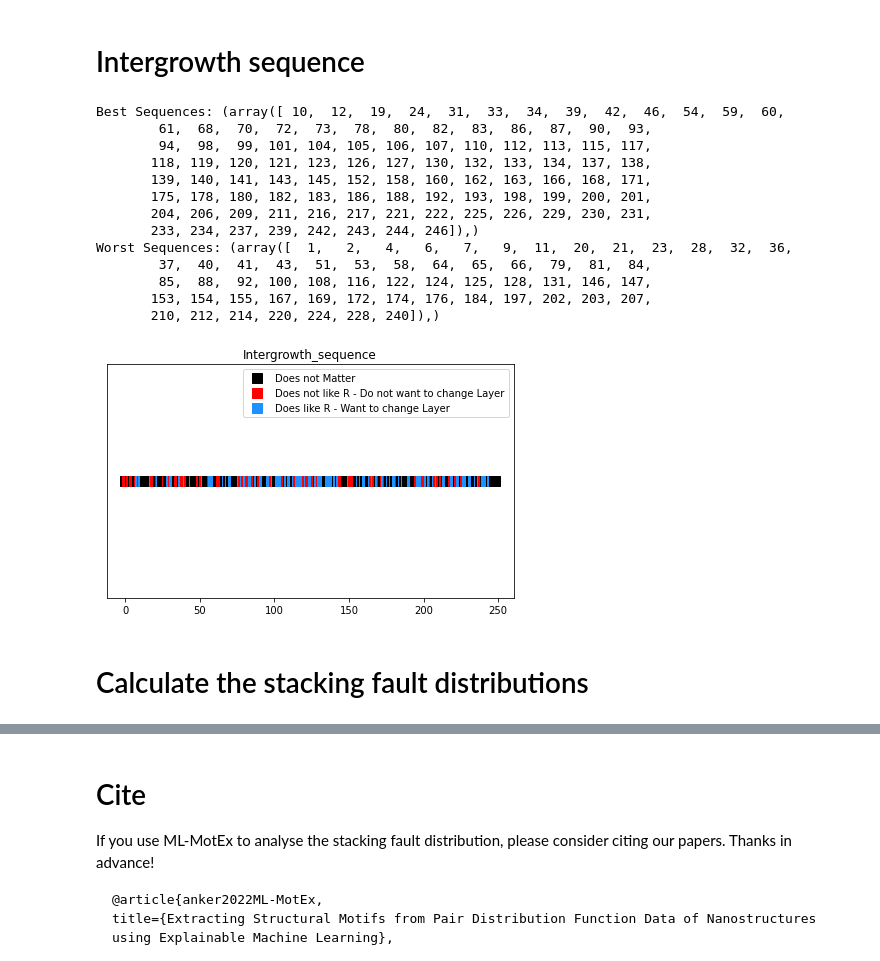
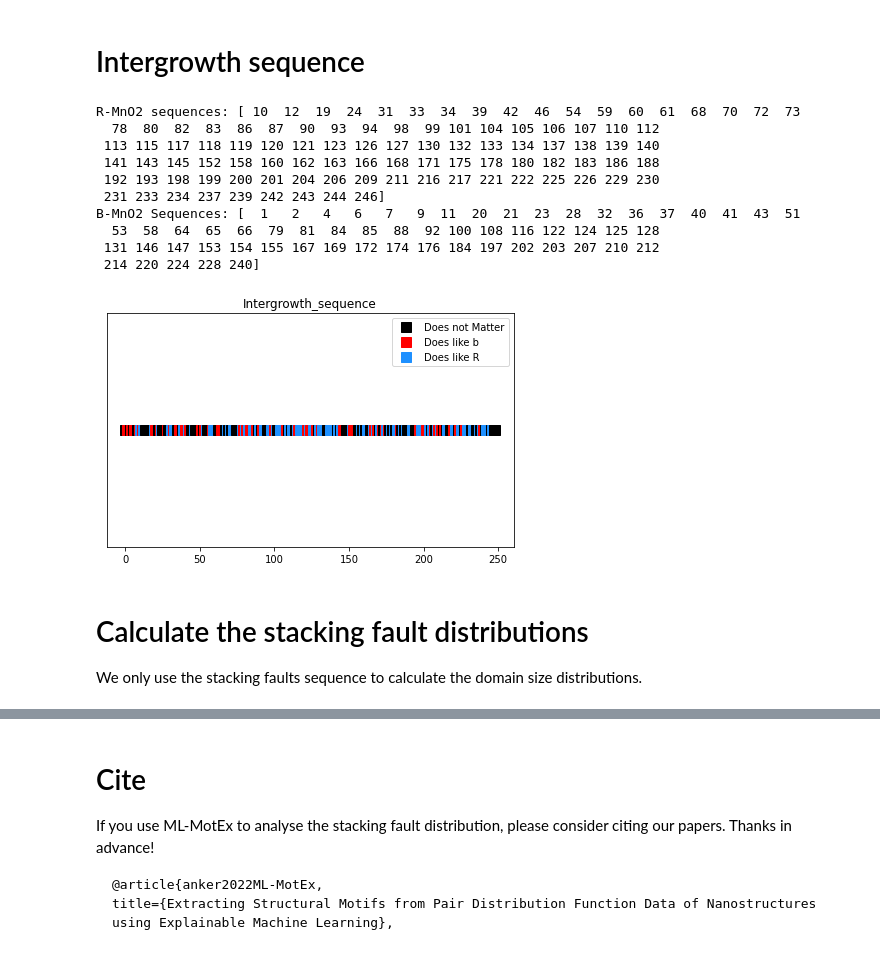
Before and after one commit to AndySAnker/ML-MotEx, a Jupyter notebook: StackingFaults/ML_StackingFaults.ipynb, the cells around one changed output, grey strips where cells are left out. Saved outputs shown, nothing was run; the diff lists cells and outputs as text; code cells hidden in the pictures.

```diff
--- a/StackingFaults/ML_StackingFaults.ipynb
+++ b/StackingFaults/ML_StackingFaults.ipynb
@@ -159,9 +163,9 @@ explainer, shap_values = shap_essential_figure(model, X_train.values)
 # Calculate the layer contribution value for each layer
 Block_sequence_list = []
 for i in range(4, 4+1*Layers):
-    keep_atoms = np.sum((shap_values[np.where(X_train.values[:,i] == 2),i]))
-    remove_atoms = np.sum((shap_values[np.where(X_train.values[:,i] == 1),i]))
-    Block_sequence_list.append(keep_atoms - remove_atoms)
+    a_shap = np.sum((shap_values[np.where(X_train.values[:,i] == 2),i]))
+    b_shap = np.sum((shap_values[np.where(X_train.values[:,i] == 1),i]))
+    Block_sequence_list.append(a_shap - b_shap)
 
 lower_percentile = 0
 print ("Best Sequences:", np.where((np.array(Block_sequence_list) < lower_percentile) & (np.array(Block_sequence_list) < 0)))
@@ -178,12 +182,12 @@ for i in range(Layers-1):
         count_b += 1
     elif Block_sequence_list[i] < lower_percentile:
         color = "g"
-        label = "Does like Layer"
+        label = "Does like Layer B"
         plt.plot(i, 0, "o", color=color, markersize=10, label=label if count_g == 0 else "_nolegend_")
         count_g += 1
     elif Block_sequence_list[i] > lower_percentile:
         color = "r"
-        label = "Does not like Layer"
+        label = "Does like Layer A"
         plt.plot(i, 0, "o", color=color, markersize=10, label=label if count_r == 0 else "_nolegend_")
         count_r += 1
 
@@ -210,54 +214,55 @@ Worst Sequences: (array([  4,  31,  46,  75,  77,  95, 101, 108, 112, 114, 130,
 # Calculate the layer contribution value for each layer
 Intergrowth_sequence_list = []
 for i in range(4+Layers, 4+2*Layers-1):
-    keep_atoms = np.sum((shap_values[np.where(X_train.values[:,i] == 1),i]))
-    remove_atoms = np.sum((shap_values[np.where(X_train.values[:,i] == 0),i]))
-    Intergrowth_sequence_list.append(keep_atoms - remove_atoms)
+    b_shap = np.sum((shap_values[np.where(X_train.values[:,i] == 1),i]))
+    r_shap = np.sum((shap_values[np.where(X_train.values[:,i] == 0),i]))
+    Intergrowth_sequence_list.append(b_shap - r_shap)
 
 lower_percentile = 0
-print ("Best Sequences:", np.where((np.array(Intergrowth_sequence_list) < lower_percentile) & (np.array(Intergrowth_sequence_list) < 0)))
-print ("Worst Sequences:", np.where((np.array(Intergrowth_sequence_list) > lower_percentile) & (np.array(Intergrowth_sequence_list) > 0)))
+Pyr_blocks = np.where((np.array(Intergrowth_sequence_list) > lower_percentile) & (np.array(Intergrowth_sequence_list) > 0))[0]
+Ram_blocks = np.where((np.array(Intergrowth_sequence_list) < lower_percentile) & (np.array(Intergrowth_sequence_list) < 0))[0]
+print ("R-MnO2 sequences:", Ram_blocks)
+print ("B-MnO2 Sequences:", Pyr_blocks)
 
 count_b = 0
 count_g = 0
 count_r = 0
 for i in range(Layers-1):
     if Intergrowth_sequence_list[i] == 0:
         color = "k"
         label = "Does not Matter"
         plt.plot(i, 0, "o", color=color, marker="s", markersize=10, label=label if count_b == 0 else "_nolegend_")
         count_b += 1
     elif Intergrowth_sequence_list[i] < lower_percentile:
         color = "g"
-        label = "Does like R - Want to change Layer"
+        label = "Does like R"
         plt.plot(i, 0, "o", color='dodgerblue', marker="s", markersize=10, label=label if count_g == 0 else "_nolegend_")
         count_g += 1
     elif Intergrowth_sequence_list[i] > lower_percentile:
         color = "r"
-        label = "Does not like R - Do not want to change Layer"
+        label = "Does like b"
         plt.plot(i, 0, "o", color=color, marker="s", markersize=10, label=label if count_r == 0 else "_nolegend_")
         count_r += 1
 
 # Plot the results
 plt.yticks([], [])
 plt.legend()
 plt.title("Intergrowth_sequence")
 plt.tight_layout()
 plt.show()
 # %% [output]
-Best Sequences: (array([ 10,  12,  19,  24,  31,  33,  34,  39,  42,  46,  54,  59,  60,
-        61,  68,  70,  72,  73,  78,  80,  82,  83,  86,  87,  90,  93,
-        94,  98,  99, 101, 104, 105, 106, 107, 110, 112, 113, 115, 117,
-       118, 119, 120, 121, 123, 126, 127, 130, 132, 133, 134, 137, 138,
-       139, 140, 141, 143, 145, 152, 158, 160, 162, 163, 166, 168, 171,
-       175, 178, 180, 182, 183, 186, 188, 192, 193, 198, 199, 200, 201,
-       204, 206, 209, 211, 216, 217, 221, 222, 225, 226, 229, 230, 231,
-       233, 234, 237, 239, 242, 243, 244, 246]),)
-Worst Sequences: (array([  1,   2,   4,   6,   7,   9,  11,  20,  21,  23,  28,  32,  36,
-        37,  40,  41,  43,  51,  53,  58,  64,  65,  66,  79,  81,  84,
-        85,  88,  92, 100, 108, 116, 122, 124, 125, 128, 131, 146, 147,
-       153, 154, 155, 167, 169, 172, 174, 176, 184, 197, 202, 203, 207,
-       210, 212, 214, 220, 224, 228, 240]),)
+R-MnO2 sequences: [ 10  12  19  24  31  33  34  39  42  46  54  59  60  61  68  70  72  73
+  78  80  82  83  86  87  90  93  94  98  99 101 104 105 106 107 110 112
+ 113 115 117 118 119 120 121 123 126 127 130 132 133 134 137 138 139 140
+ 141 143 145 152 158 160 162 163 166 168 171 175 178 180 182 183 186 188
+ 192 193 198 199 200 201 204 206 209 211 216 217 221 222 225 226 229 230
+ 231 233 234 237 239 242 243 244 246]
+B-MnO2 Sequences: [  1   2   4   6   7   9  11  20  21  23  28  32  36  37  40  41  43  51
+  53  58  64  65  66  79  81  84  85  88  92 100 108 116 122 124 125 128
+ 131 146 147 153 154 155 167 169 172 174 176 184 197 202 203 207 210 212
+ 214 220 224 228 240]
-[figure, old version]
+[figure, new version]
 # %% [markdown]
 # Calculate the stacking fault distributions
+
+We only use the stacking faults sequence to calculate the domain size distributions.
```
Also changed, not shown: parts of 4 cells of this notebook.
